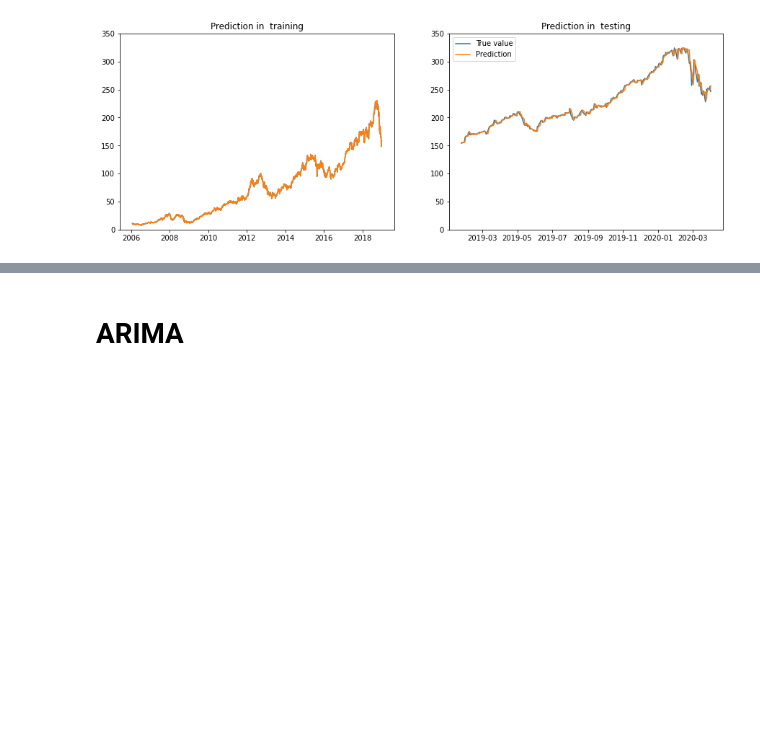
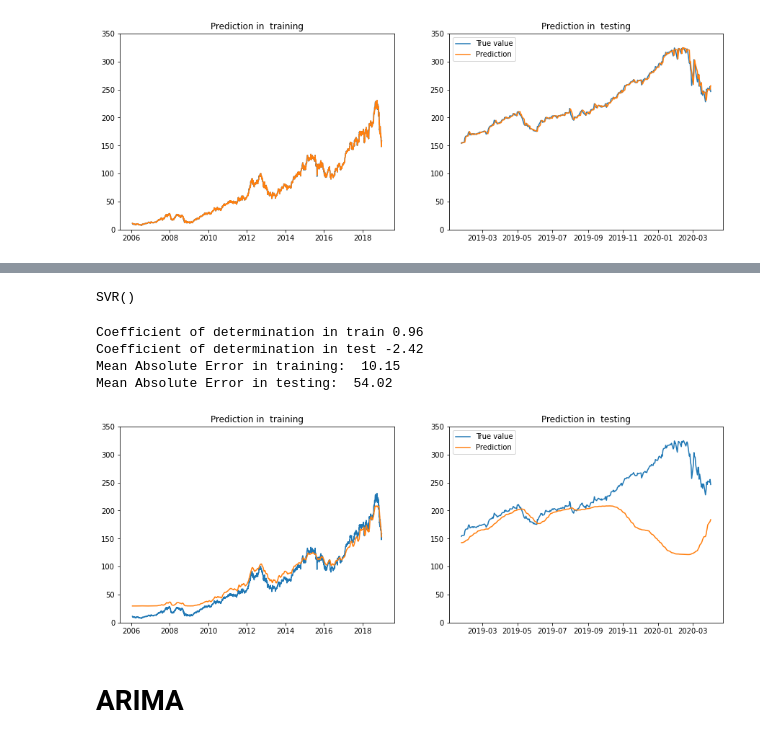
Before and after one commit to victorcaquilpan/rnn_evaluation, a Jupyter notebook: code/Base_Line_Stock_Predictions.ipynb, the cells around one changed output, grey strips where cells are left out. Saved outputs shown, nothing was run; the diff lists cells and outputs as text; code cells hidden in the pictures; blank space fills up the shorter version.

```diff
--- a/code/Base_Line_Stock_Predictions.ipynb
+++ b/code/Base_Line_Stock_Predictions.ipynb
@@ -154,3 +174,58 @@ plt.show()
+# %%
+# We go to create an array with our X and y values
+previous_days_test = []
+current_day_test = []
+
+for x in range(len(test_values)-sequence_length):
+  previous_days_test.append(test_values[['Scaled Open']][x:x+sequence_length].values)
+  current_day_test.append(test_values[['Scaled Open']].values[x+sequence_length])
+
+previous_days_test = np.array(previous_days_test)
+previous_days_test = np.reshape(previous_days_test,(-1,sequence_length))
+
+current_day_test = np.array(current_day_test)
+current_day_test = current_day_test.reshape((-1))
+# %%
+svm_model = svm.SVR()
+svm_model.fit(previous_days_train,current_day_train)
+# %% [output]
+SVR()
+# %%
+pred_training =  svm_model.predict(previous_days_train)
+pred_testing  =  svm_model.predict(previous_days_test)
+# %%
+# Print r square in train
+R_square_train = r2_score(data_train[['Open']][sequence_length:].values, scaler.inverse_transform(pred_training.reshape(-1, 1)))
+print('Coefficient of determination in train', round(R_square_train,2))
+# Print r square in test
+R_square_test = r2_score(data_test[['Open']][sequence_length:].values,scaler.inverse_transform(pred_testing.reshape(-1, 1)))
+print('Coefficient of determination in test', round(R_square_test,2))
+
+# Getting MAE
+error_mean_train = round(np.mean(abs(data_train[['Open']][sequence_length:].values- scaler.inverse_transform(pred_training.reshape(-1, 1)))),2)
+print('Mean Absolute Error in training: ', str(error_mean_train))
+error_mean_test = round(np.mean(abs(scaler.inverse_transform(pred_testing.reshape(-1, 1))- data_test[['Open']][sequence_length:].values)),2)
+print('Mean Absolute Error in testing: ', str(error_mean_test))
+# %% [output]
+Coefficient of determination in train 0.96
+Coefficient of determination in test -2.42
+Mean Absolute Error in training:  10.15
+Mean Absolute Error in testing:  54.02
+# %%
+# Plot prediction
+figure, axis = plt.subplots(1, 2,figsize=(15, 5))
+axis[0].plot(data_train['Date'][sequence_length:],data_train['Open'][sequence_length:],label = 'True value')
+axis[0].plot(data_train['Date'][sequence_length:],scaler.inverse_transform(pred_training.reshape(-1, 1)),label = 'Prediction')
+axis[0].set_title("Prediction in  training")
+axis[0].set_ylim(0,350)
+axis[1].plot(data_test['Date'][sequence_length:],data_test['Open'][sequence_length:],label = 'True value')
+axis[1].plot(data_test['Date'][sequence_length:],scaler.inverse_transform(pred_testing.reshape(-1, 1)),label = 'Prediction')
+axis[1].set_title("Prediction in  testing")
+axis[1].set_ylim(0,350)
+plt.legend(loc = 'upper left')
+plt.show()
+# %% [output]
+[figure, added]
 # %% [markdown]
 # **ARIMA**
 # %%
```
Also changed, not shown: parts of 3 cells of this notebook.
